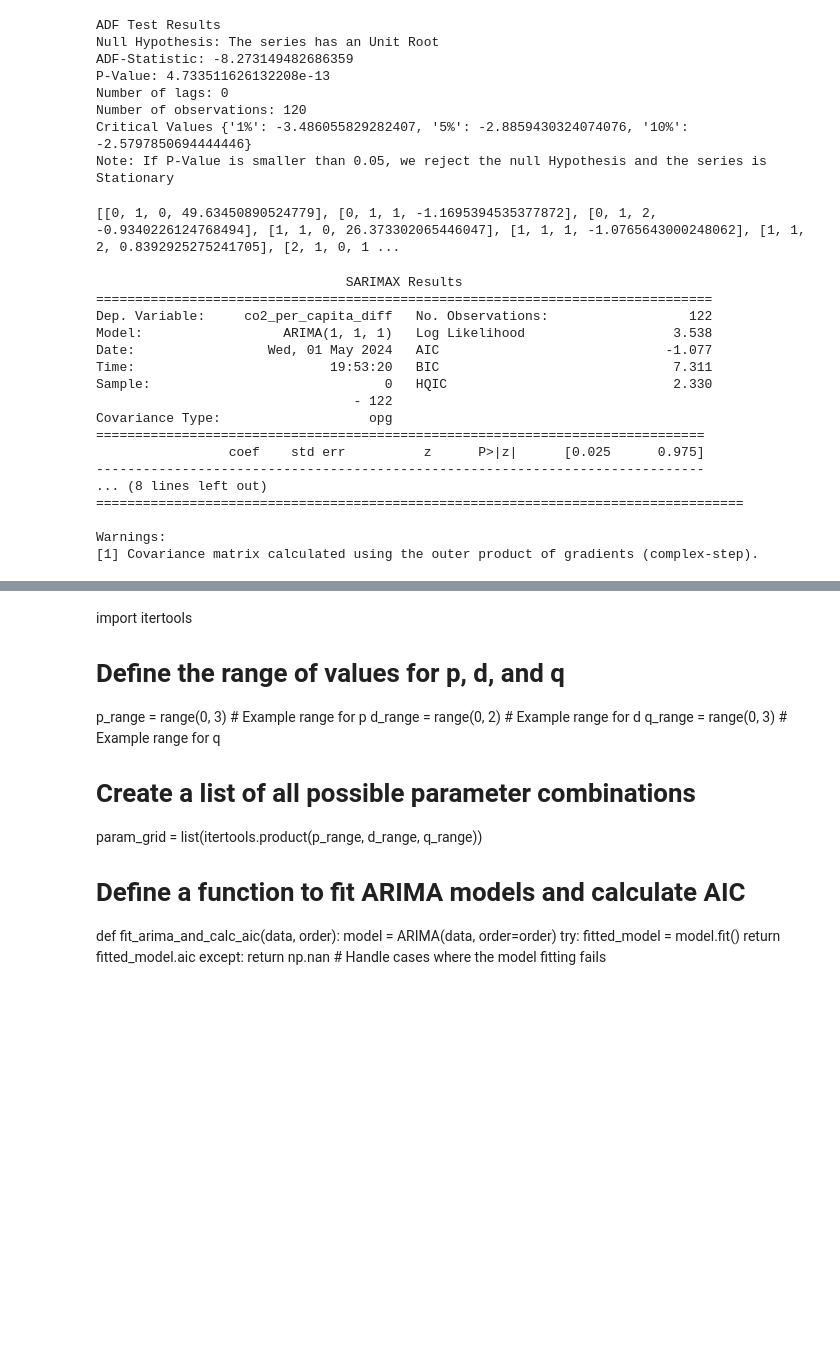
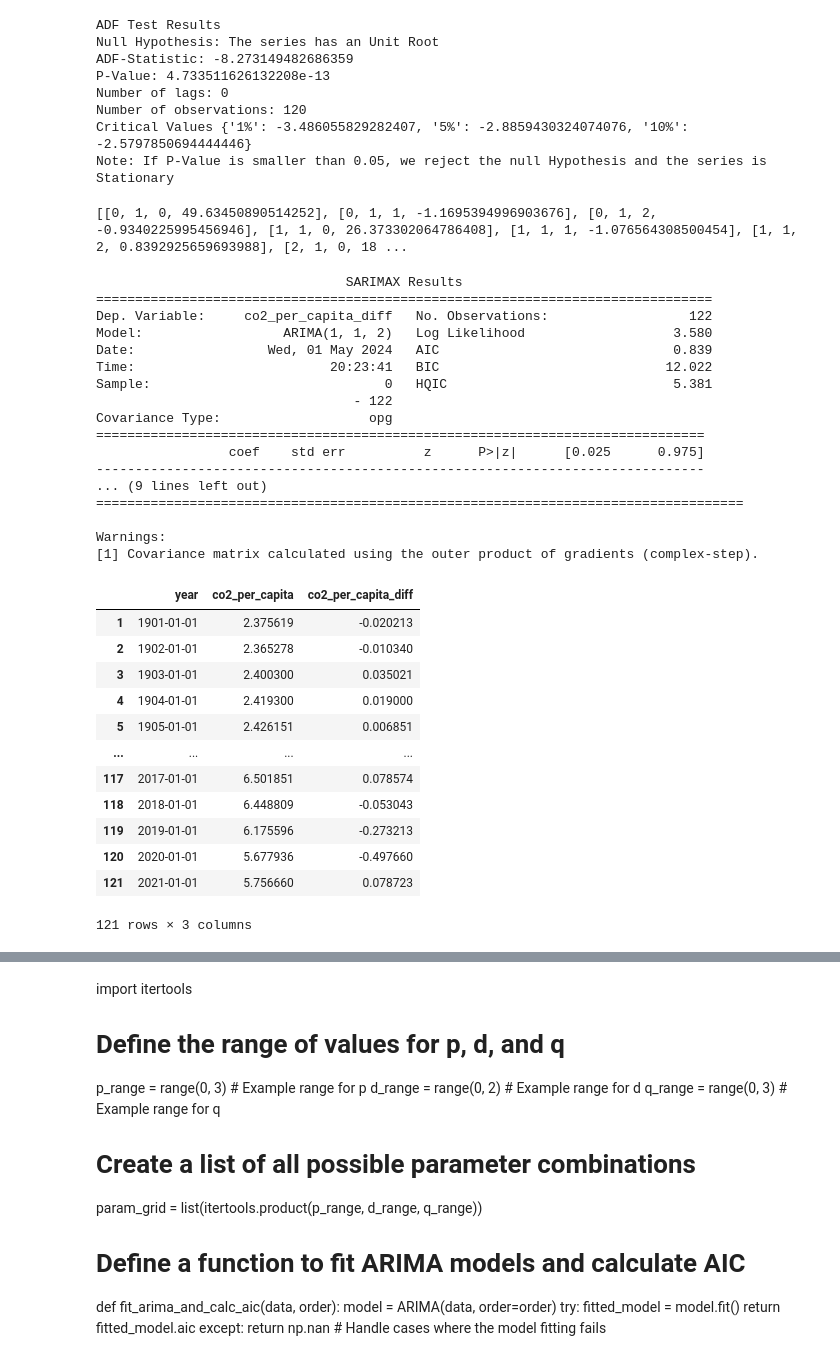
Before and after one commit to L-dos-Santos/final-project, a Jupyter notebook: Final Project.ipynb, the cells around one changed output, grey strips where cells are left out. Drawn from its saved outputs; the diff is of its cells as text; code cells hidden in the pictures; blank space fills up the shorter version.

```diff
--- a/Final Project.ipynb
+++ b/Final Project.ipynb
@@ -398,33 +377,50 @@ for d in range(1,3):
     for ari in range(0, 3):
         for maj in range(0,3):
             try:
-                arima_obj = ARIMA(mean_by_year_df['co2_per_capita_diff'], order=(ari,d,maj))
+                arima_obj = ARIMA(df['co2_per_capita_diff'], order=(ari,d,maj))
                 arima_obj_fit=arima_obj.fit()
                 aic_values.append([ari, d, maj, arima_obj_fit.aic])
             except ValueError:
                 pass
 print(aic_values)
 # %% [output]
-[[0, 1, 0, 49.63450890524779], [0, 1, 1, -1.1695394535377872], [0, 1, 2, -0.9340226124768494], [1, 1, 0, 26.373302065446047], [1, 1, 1, -1.0765643000248062], [1, 1, 2, 0.8392925275241705], [2, 1, 0, 1 ...
+[[0, 1, 0, 49.63450890514252], [0, 1, 1, -1.1695394996903676], [0, 1, 2, -0.9340225995456946], [1, 1, 0, 26.373302064786408], [1, 1, 1, -1.076564308500454], [1, 1, 2, 0.8392925659693988], [2, 1, 0, 18 ...
 # %%
-arima_model = ARIMA(df['co2_per_capita_diff'], order = (1, 1, 1))
+arima_model = ARIMA(df['co2_per_capita_diff'], order = (1, 1, 2))
 model = arima_model.fit()
 print(model.summary())
 # %% [output]
                                 SARIMAX Results
 ===============================================================================
 Dep. Variable:     co2_per_capita_diff   No. Observations:                  122
-Model:                  ARIMA(1, 1, 1)   Log Likelihood                   3.538
-Date:                 Wed, 01 May 2024   AIC                             -1.077
-Time:                         19:53:20   BIC                              7.311
-Sample:                              0   HQIC                             2.330
+Model:                  ARIMA(1, 1, 2)   Log Likelihood                   3.580
+Date:                 Wed, 01 May 2024   AIC                              0.839
+Time:                         20:23:41   BIC                             12.022
+Sample:                              0   HQIC                             5.381
                                  - 122
 Covariance Type:                   opg
 ==============================================================================
                  coef    std err          z      P>|z|      [0.025      0.975]
 ------------------------------------------------------------------------------
-... (8 lines left out)
+... (9 lines left out)
 ===================================================================================
 
 Warnings:
 [1] Covariance matrix calculated using the outer product of gradients (complex-step).
+# %%
+data = df.dropna()
+data
+# %% [output]
+|  | year | co2_per_capita | co2_per_capita_diff |
+| 1 | 1901-01-01 | 2.375619 | -0.020213 |
+| 2 | 1902-01-01 | 2.365278 | -0.010340 |
+| 3 | 1903-01-01 | 2.400300 | 0.035021 |
+| 4 | 1904-01-01 | 2.419300 | 0.019000 |
+| 5 | 1905-01-01 | 2.426151 | 0.006851 |
+| ... | ... | ... | ... |
+| 117 | 2017-01-01 | 6.501851 | 0.078574 |
+| 118 | 2018-01-01 | 6.448809 | -0.053043 |
+| 119 | 2019-01-01 | 6.175596 | -0.273213 |
+| 120 | 2020-01-01 | 5.677936 | -0.497660 |
+| 121 | 2021-01-01 | 5.756660 | 0.078723 |
+121 rows × 3 columns
```
Also changed, not shown: parts of 10 cells of this notebook.
